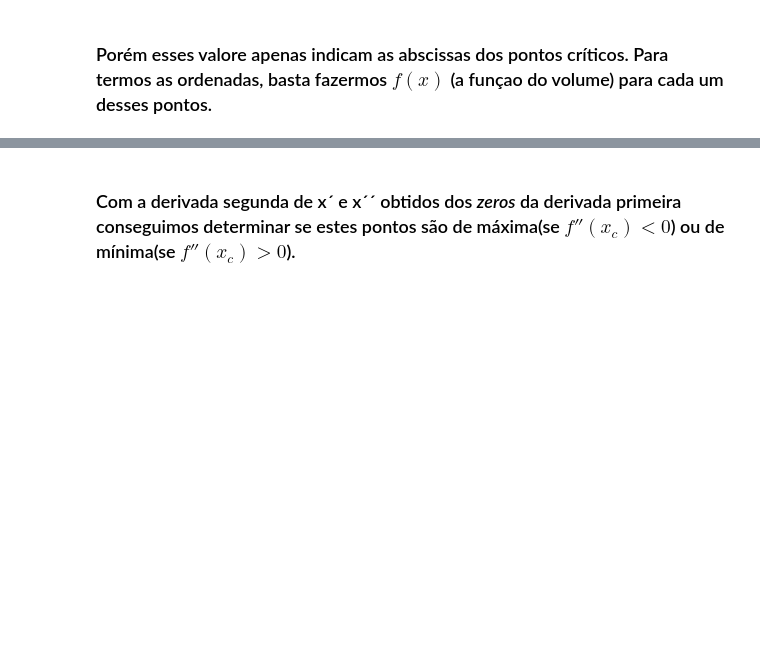
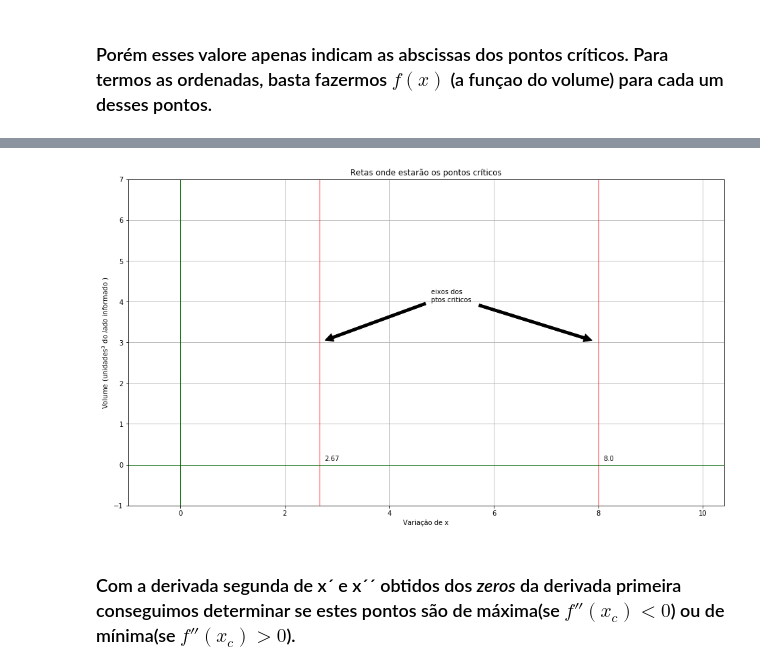
Before and after one commit to ozmar-2007/Otmiza-o, a Jupyter notebook: Otimização.ipynb, the cells around one changed output, grey strips where cells are left out. Saved outputs shown, nothing was run; the diff lists cells and outputs as text; code cells hidden in the pictures; blank space fills up the shorter version.

```diff
--- a/Otimização.ipynb
+++ b/Otimização.ipynb
@@ -51,7 +51,8 @@ ptosCriticos
 # %% [markdown]
 ### Porém esses valore apenas indicam as abscissas dos pontos críticos. Para termos as ordenadas, basta fazermos $f(x)$ (a funçao do volume) para cada um desses pontos.
 # %%
-%matplotlib notebook
+%matplotlib inline
+rcParams['figure.figsize'] = (16.0, 9.0)
 
 fig, ax = plt.subplots()
 
@@ -78,7 +79,6 @@ plt.annotate('eixos dos\nptos criticos', xy=(ptosCriticos[0], 3), xytext=(lado*0
 plt.annotate('', xy=(ptosCriticos[1], 3), xytext=(lado*0.30, 4),
             arrowprops=dict(facecolor='black', shrink=0.05),
             )
-rcParams['figure.figsize'] = (16.9, 9.0)
 
 plt.ylim(-1,7)
 plt.plot()
@@ -89,3 +87,4 @@ plt.show()
+[figure, added]
 # %% [markdown]
 ### Com a derivada segunda de x´ e x´´ obtidos dos *zeros* da derivada primeira conseguimos determinar se estes pontos são de máxima(se $f''(x_c) < 0$) ou de mínima(se $f''(x_c)>0$).
 # %% [markdown]
```
Also changed, not shown: parts of 2 cells of this notebook.
